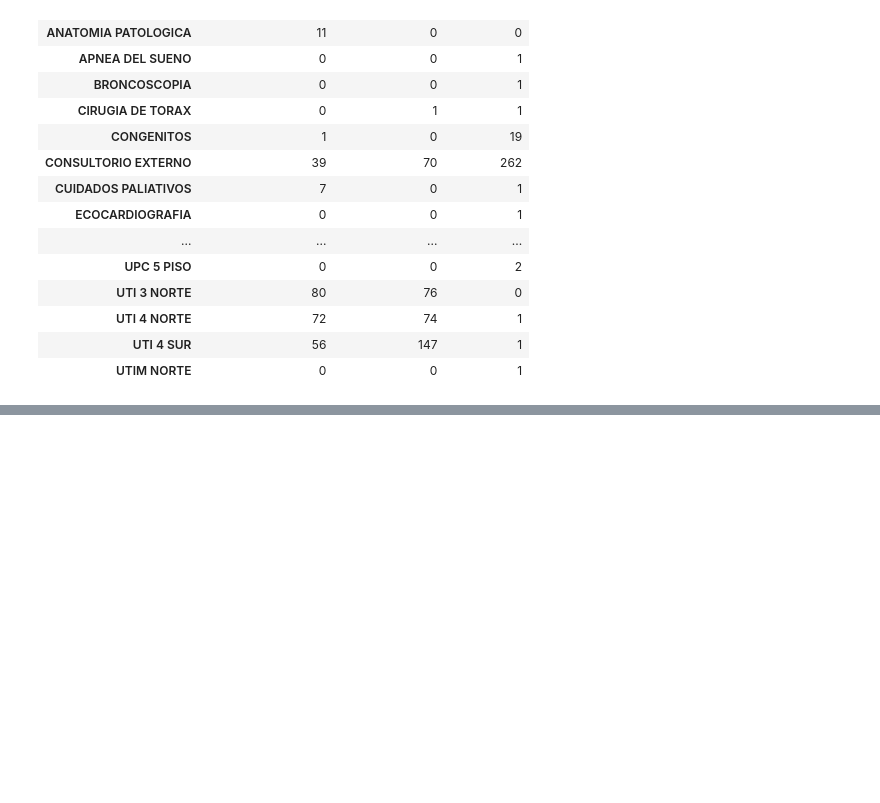
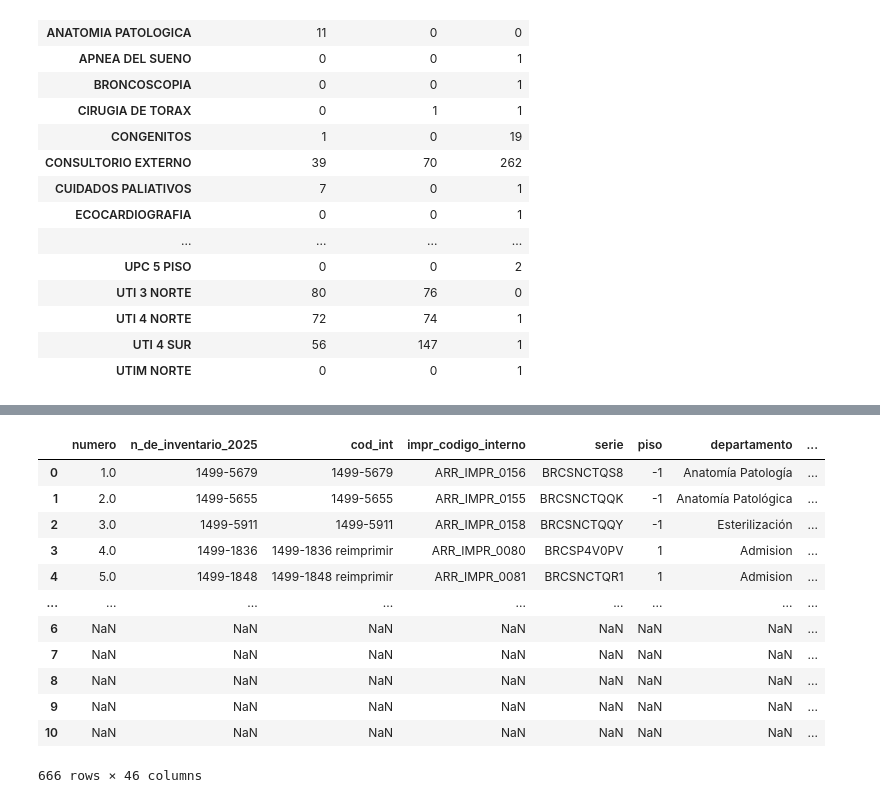
Before and after one commit to JavierRojas14/inventario-finanzas-int, a Jupyter notebook: notebooks/1.0-jrb-testing.ipynb, the cells around one changed output, grey strips where cells are left out. Saved outputs shown, nothing was run; the diff lists cells and outputs as text; code cells hidden in the pictures; blank space fills up the shorter version.

```diff
--- a/notebooks/1.0-jrb-testing.ipynb
+++ b/notebooks/1.0-jrb-testing.ipynb
@@ -58,0 +127,16 @@ pd.pivot_table(
+# %%
+pd.concat(dfs)
+# %% [output]
+|  | numero | n_de_inventario_2025 | cod_int | impr_codigo_interno | serie | piso | departamento | ... |
+| 0 | 1.0 | 1499-5679 | 1499-5679 | ARR_IMPR_0156 | BRCSNCTQS8 | -1 | Anatomía Patología | ... |
+| 1 | 2.0 | 1499-5655 | 1499-5655 | ARR_IMPR_0155 | BRCSNCTQQK | -1 | Anatomía Patológica | ... |
+| 2 | 3.0 | 1499-5911 | 1499-5911 | ARR_IMPR_0158 | BRCSNCTQQY | -1 | Esterilización | ... |
+| 3 | 4.0 | 1499-1836 | 1499-1836 reimprimir | ARR_IMPR_0080 | BRCSP4V0PV | 1 | Admision | ... |
+| 4 | 5.0 | 1499-1848 | 1499-1848 reimprimir | ARR_IMPR_0081 | BRCSNCTQR1 | 1 | Admision | ... |
+| ... | ... | ... | ... | ... | ... | ... | ... | ... |
+| 6 | NaN | NaN | NaN | NaN | NaN | NaN | NaN | ... |
+| 7 | NaN | NaN | NaN | NaN | NaN | NaN | NaN | ... |
+| 8 | NaN | NaN | NaN | NaN | NaN | NaN | NaN | ... |
+| 9 | NaN | NaN | NaN | NaN | NaN | NaN | NaN | ... |
+| 10 | NaN | NaN | NaN | NaN | NaN | NaN | NaN | ... |
+666 rows × 46 columns
```
Also changed, not shown: parts of 4 cells of this notebook.
